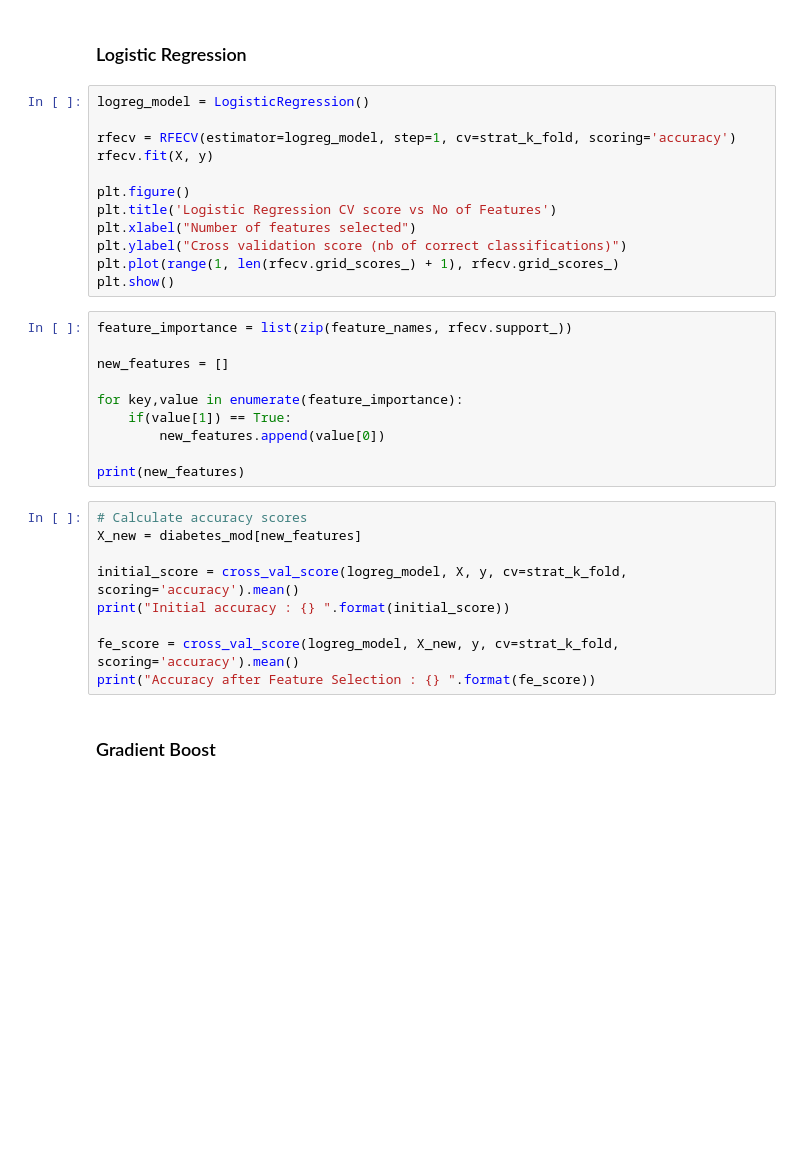
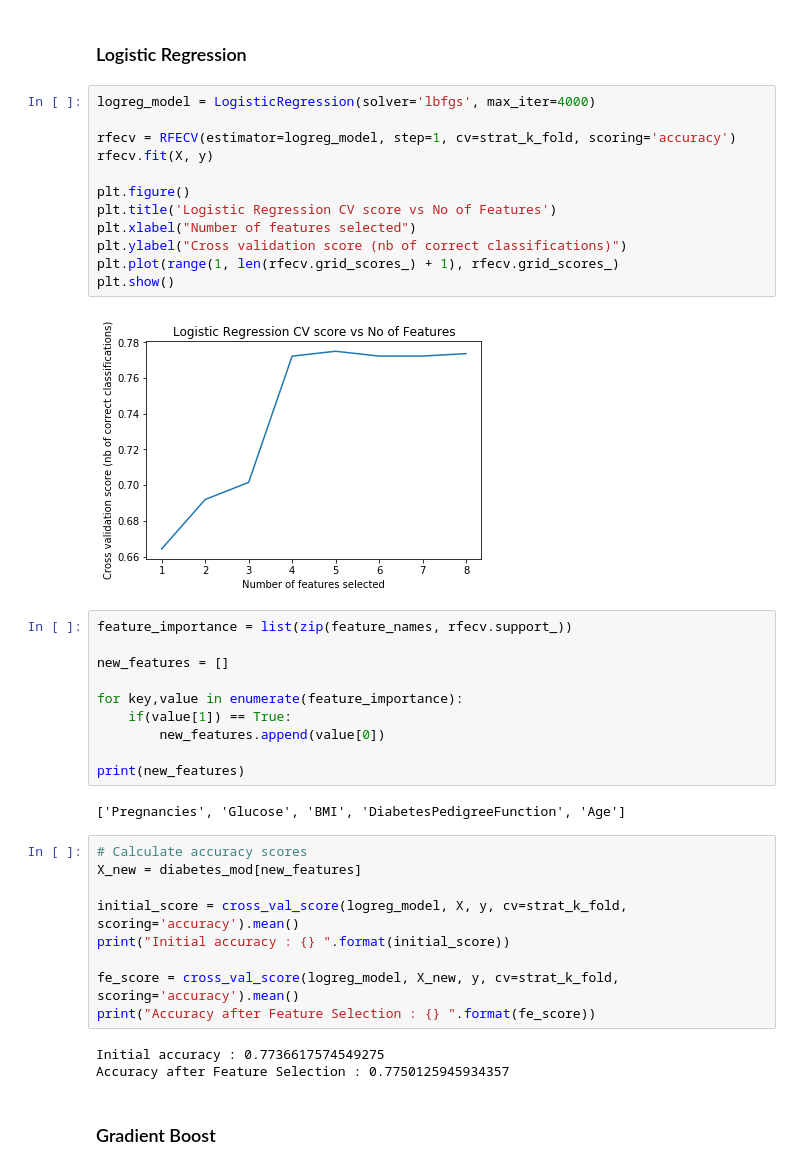
Before and after one commit to LahiruTjay/Machine-Learning-With-Python, a Jupyter notebook: Machine Learning Workflow on Diabetes Data.ipynb, the cells around one changed output. Saved outputs shown, nothing was run; the diff lists cells and outputs as text; blank space fills up the shorter version.

```diff
--- a/Machine Learning Workflow on Diabetes Data.ipynb
+++ b/Machine Learning Workflow on Diabetes Data.ipynb
@@ -237,17 +248,19 @@ from sklearn.feature_selection import RFECV
 # %% [markdown]
 ### Logistic Regression
 # %%
-logreg_model = LogisticRegression()
+logreg_model = LogisticRegression(solver='lbfgs', max_iter=4000)
 
 rfecv = RFECV(estimator=logreg_model, step=1, cv=strat_k_fold, scoring='accuracy')
 rfecv.fit(X, y)
 
 plt.figure()
 plt.title('Logistic Regression CV score vs No of Features')
 plt.xlabel("Number of features selected")
 plt.ylabel("Cross validation score (nb of correct classifications)")
 plt.plot(range(1, len(rfecv.grid_scores_) + 1), rfecv.grid_scores_)
 plt.show()
+# %% [output]
+[figure, added]
 # %%
 feature_importance = list(zip(feature_names, rfecv.support_))
 
@@ -258,6 +271,8 @@ for key,value in enumerate(feature_importance):
         new_features.append(value[0])
 
 print(new_features)
+# %% [output]
+['Pregnancies', 'Glucose', 'BMI', 'DiabetesPedigreeFunction', 'Age']
 # %%
 # Calculate accuracy scores
 X_new = diabetes_mod[new_features]
@@ -267,6 +282,9 @@ print("Initial accuracy : {} ".format(initial_score))
 
 fe_score = cross_val_score(logreg_model, X_new, y, cv=strat_k_fold, scoring='accuracy').mean()
 print("Accuracy after Feature Selection : {} ".format(fe_score))
+# %% [output]
+Initial accuracy : 0.7736617574549275
+Accuracy after Feature Selection : 0.7750125945934357
 # %% [markdown]
 ### Gradient Boost
 # %%
```
Also changed, not shown: parts of 10 cells of this notebook.
